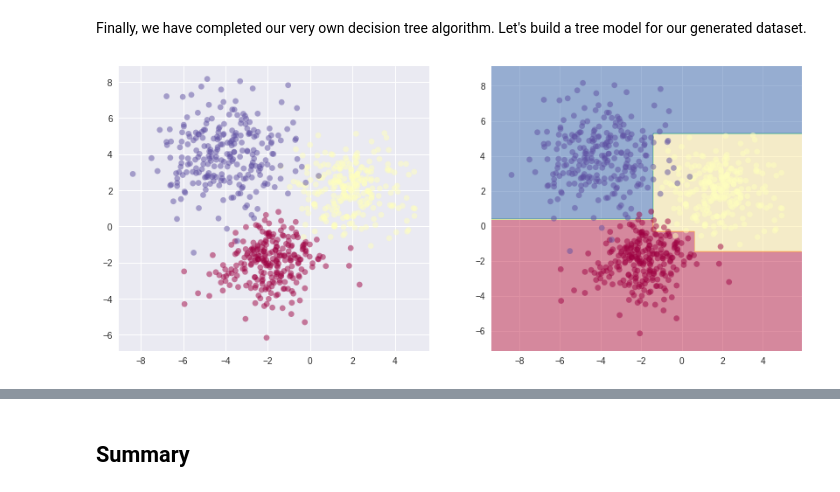
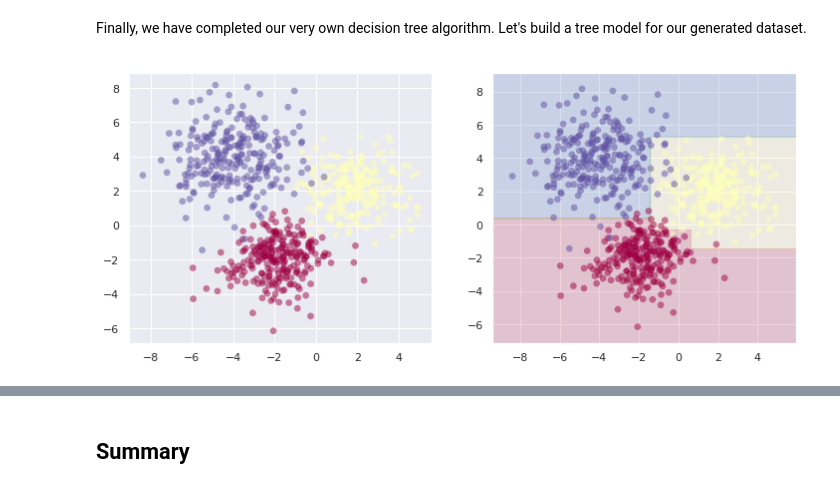
Before and after one commit to upul/Machine-Learning-Algorithms-From-Scratch, a Jupyter notebook: supervised/classification/Classification_Tree.ipynb, the cells around one changed output, grey strips where cells are left out. Drawn from its saved outputs; the diff is of its cells as text; code cells hidden in the pictures.

```diff
--- a/supervised/classification/Classification_Tree.ipynb
+++ b/supervised/classification/Classification_Tree.ipynb
@@ -11,6 +11,7 @@ import copy
 
 from abc import ABCMeta, abstractmethod
 
+sns.set()
 %matplotlib inline
 # %% [markdown]
 ## Introduction
@@ -361,33 +361,33 @@ model.fit(X_train, y_train)
 
 x0_features = np.arange(X_train[:, 0].min() - 1, X_train[:, 0].max() + 1, 0.05)
 x1_features = np.arange(X_train[:, 1].min() - 1, X_train[:, 1].max() + 1, 0.05)
 
 x0_features, x1_features = np.meshgrid(x0_features, x1_features)
 
 y_pred = model.predict(
     np.column_stack((x0_features.flatten(), x1_features.flatten())))
 y_pred = y_pred.reshape(x0_features.shape)
 
-_, (ax1, ax2) = plt.subplots(1, 2, figsize=(14, 6))
+_, (ax1, ax2) = plt.subplots(1, 2, figsize=(12, 5))
 ax1.scatter(
     X_train[:, 0],
     X_train[:, 1],
     c=y_train,
     s=45,
     cmap=plt.cm.Spectral,
     alpha=0.5,
     edgecolors='none')
 
-ax2.contourf(x0_features, x1_features, y_pred, alpha=0.5, cmap=plt.cm.Spectral)
+ax2.contourf(x0_features, x1_features, y_pred, alpha=0.2, cmap=plt.cm.Spectral)
 ax2.scatter(
     X_train[:, 0],
     X_train[:, 1],
     c=y_train,
     s=45,
     cmap=plt.cm.Spectral,
     alpha=0.5,
     edgecolors='none')
 
 plt.show()
 # %% [output]
-[figure, old version]
+[figure, new version]
```
Also changed, not shown: parts of 4 cells of this notebook, 2 other files.
